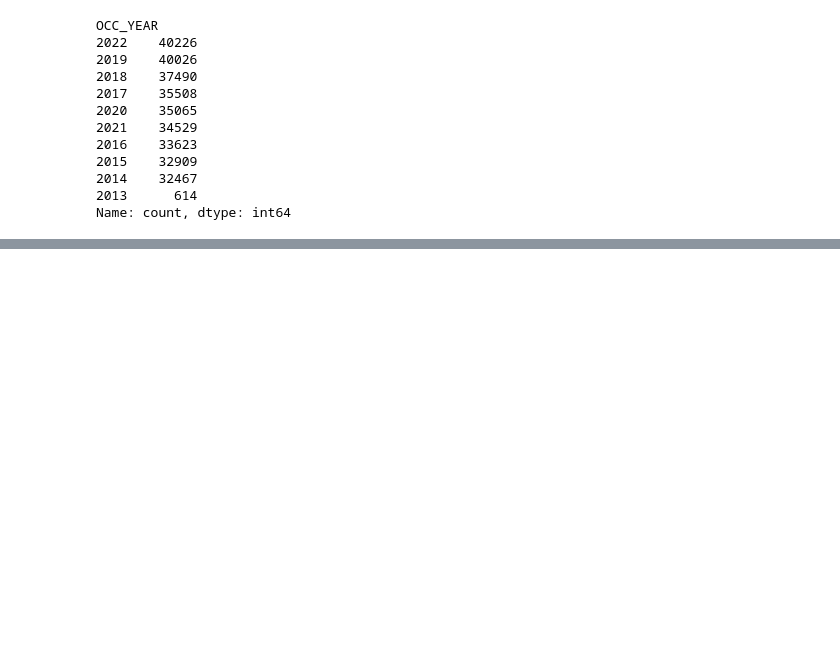
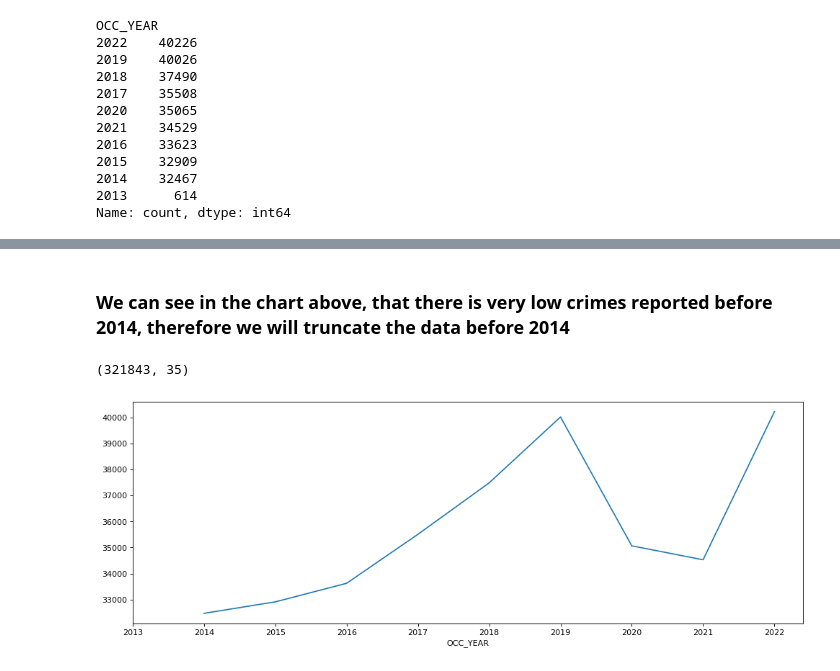
Before and after one commit to yflax/Midterm-Project, a Jupyter notebook: MCIEDA.ipynb, the cells around one changed output, grey strips where cells are left out. Saved outputs shown, nothing was run; the diff lists cells and outputs as text; code cells hidden in the pictures; blank space fills up the shorter version.

```diff
--- a/MCIEDA.ipynb
+++ b/MCIEDA.ipynb
@@ -262,5 +85,0 @@ plt.show()
-# %%
-# Label encode
-label_encoder = preprocessing.LabelEncoder()
-MCI_EDA['PREMISES_TYPE_Code']= label_encoder.fit_transform(MCI_EDA['PREMISES_TYPE'])
-MCI_EDA['MCI_CATEGORY_Code']= label_encoder.fit_transform(MCI_EDA['MCI_CATEGORY'])
@@ -501,0 +94,17 @@ KeyboardInterrupt:
+# %% [markdown]
+### We can see in the chart above, that there is very low crimes reported before 2014, therefore we will truncate the data before 2014
+# %%
+#Select records from 2014 only
+mciEDA2014 = MCI_EDA[MCI_EDA['OCC_YEAR']>= 2014]
+mciEDA2014.shape
+# %% [output]
+(321843, 35)
+# %%
+# Much better now
+import numpy as np
+plt.figure(figsize=(15, 5), dpi=80)
+mciEDA2014.groupby('OCC_YEAR')['OCC_YEAR'].size().plot()
+plt.xticks(np.arange(2013, 2023, 1))
+plt.show()
+# %% [output]
+[figure, added]
```
Also changed, not shown: parts of 62 cells of this notebook.
